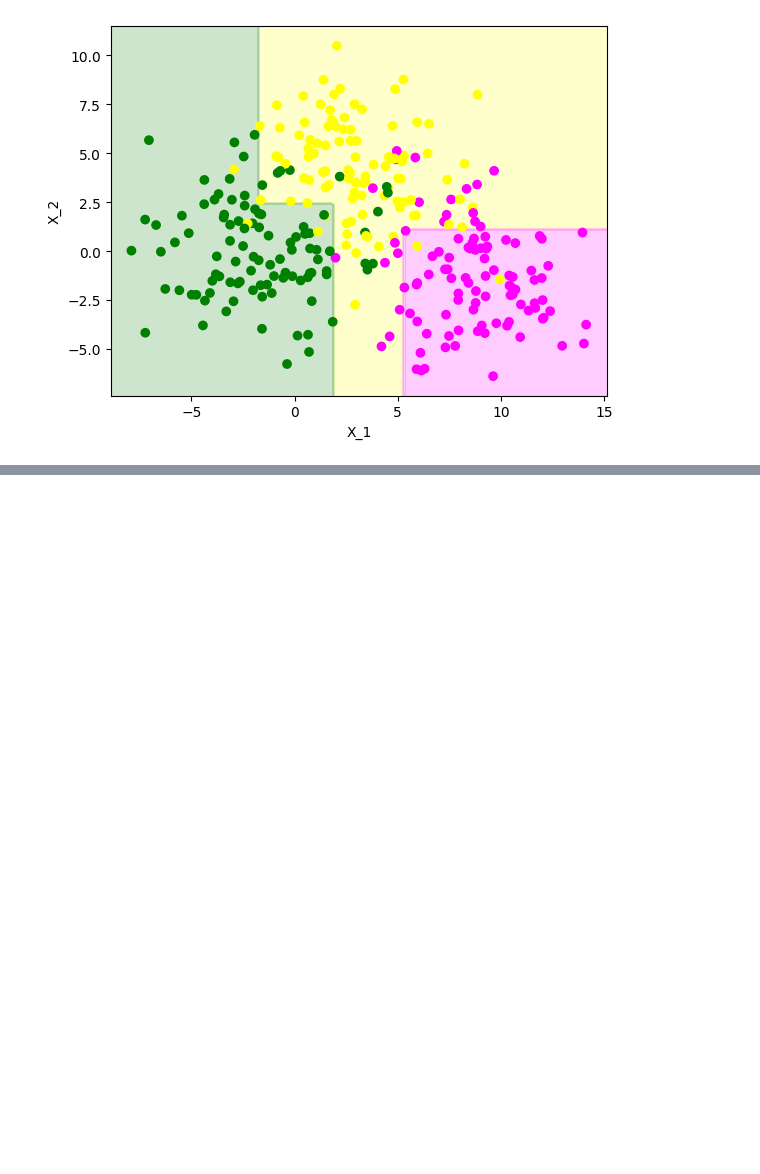
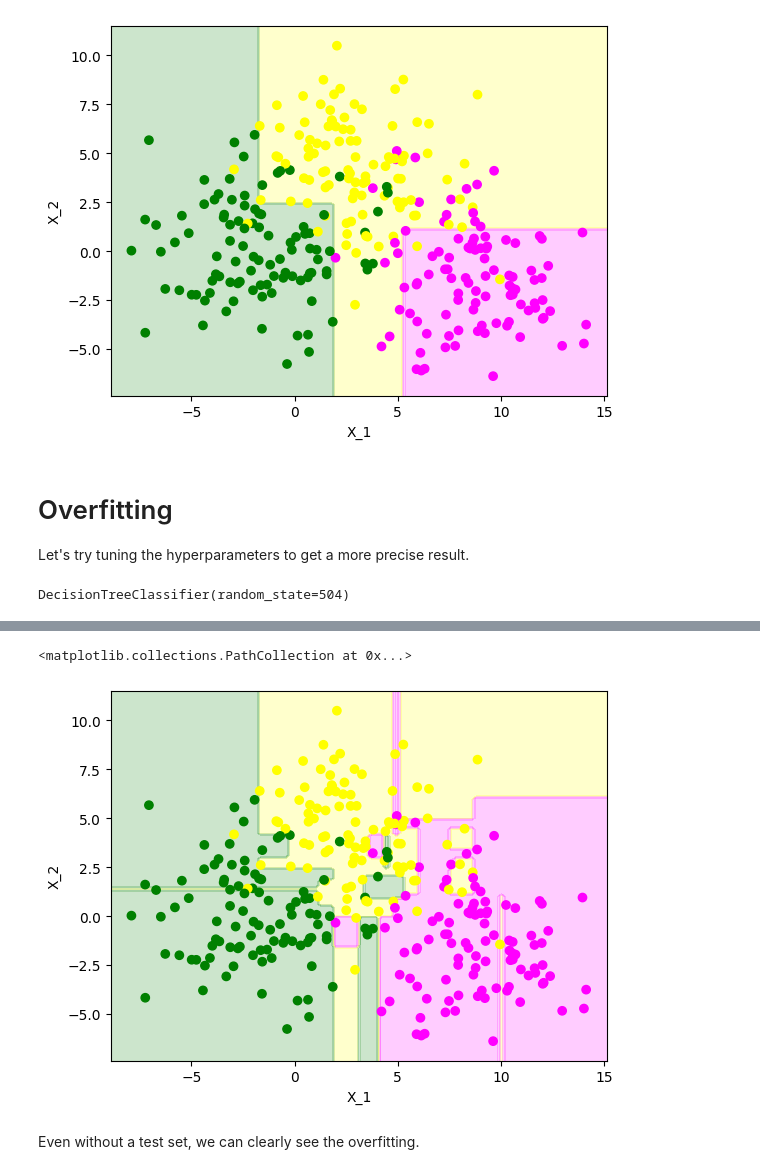
Before and after one commit to olehougaard/mal1-a23, a Jupyter notebook: session6/visualization.ipynb, the cells around one changed output, grey strips where cells are left out. Drawn from its saved outputs; the diff is of its cells as text; code cells hidden in the pictures; blank space fills up the shorter version.

```diff
--- a/session6/visualization.ipynb
+++ b/session6/visualization.ipynb
@@ -65,7 +99,25 @@ plt.scatter(X[:, 0], X[:, 1], c=y, cmap=colors)
 # %% [output]
 <matplotlib.collections.PathCollection at 0x...>
 [figure]
+# %% [markdown]
+# Overfitting
+
+Let's try tuning the hyperparameters to get a more precise result.
+# %%
+
+tree_clf = DecisionTreeClassifier(random_state=504)
+tree_clf.fit(X, y)
+# %% [output]
+DecisionTreeClassifier(random_state=504)
 # %%
 visualize_tree(tree_clf, ["X_1", "X_2"], ["Green", "Yellow", "Magenta"])
 # %% [output]
 [drawing not drawn]
+# %%
+DecisionBoundaryDisplay.from_estimator(tree_clf, X, alpha=.2, cmap=colors, xlabel='X_1', ylabel='X_2')
+plt.scatter(X[:, 0], X[:, 1], c=y, cmap=colors)
+# %% [output]
+<matplotlib.collections.PathCollection at 0x...>
+[figure, added]
+# %% [markdown]
+Even without a test set, we can clearly see the overfitting.
```
Also changed, not shown: parts of 17 cells of this notebook, 2 other files.
